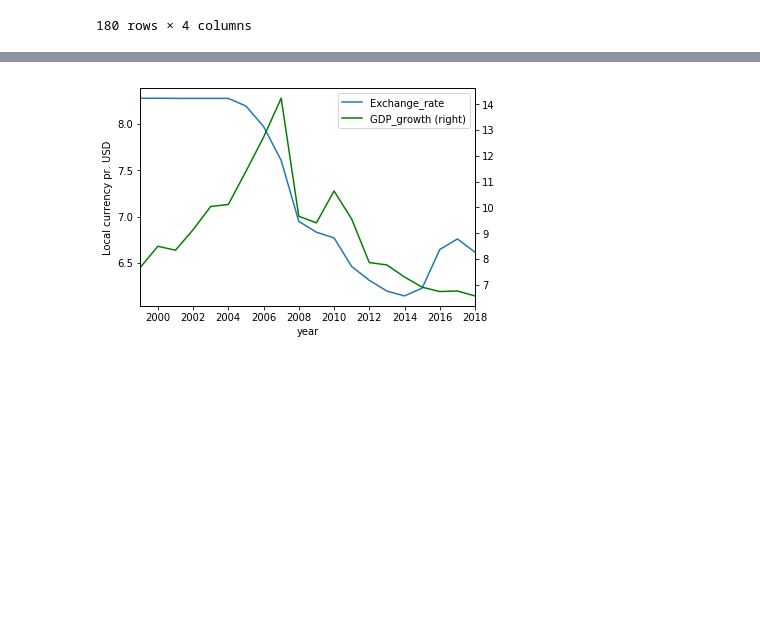
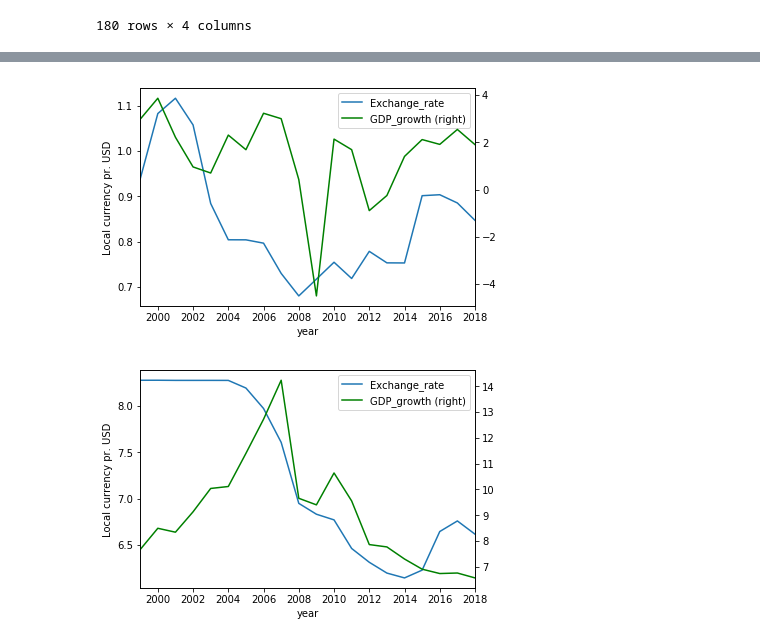
Before and after one commit to NumEconCopenhagen/projects-2020-matrixgymnasterne, a Jupyter notebook: dataproject/dataproject.ipynb, the cells around one changed output, grey strips where cells are left out. Cells and saved outputs as stored; diff of their text form; code cells hidden in the pictures; blank space fills up the shorter version.

```diff
--- a/dataproject/dataproject.ipynb
+++ b/dataproject/dataproject.ipynb
@@ -264,3 +216,15 @@ mergedEMU.head(100)
+# %%
+mergedEMU = merged.loc[merged['Country_Code'] == 'EMU', :]
+mergedEMU.head(100)
+
+ax=plt.gca()
+
+mergedEMU.plot(x='year', y='Exchange_rate', ax=ax)
+mergedEMU.plot(x='year', y='GDP_growth', ax=ax, secondary_y=True, style='g')
+ax.set_ylabel("Local currency pr. USD")
+ax.xaxis.set_major_locator(MaxNLocator(integer=True))
+# %% [output]
+[figure, added]
 # %%
 mergedCHN = merged.loc[merged['Country_Code'] == 'CHN', :]
 
```
Also changed, not shown: parts of 6 cells of this notebook.
